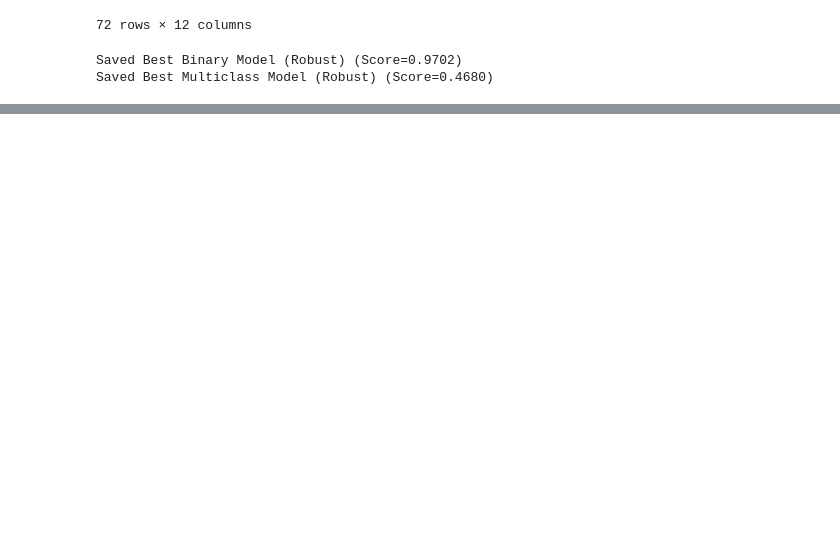
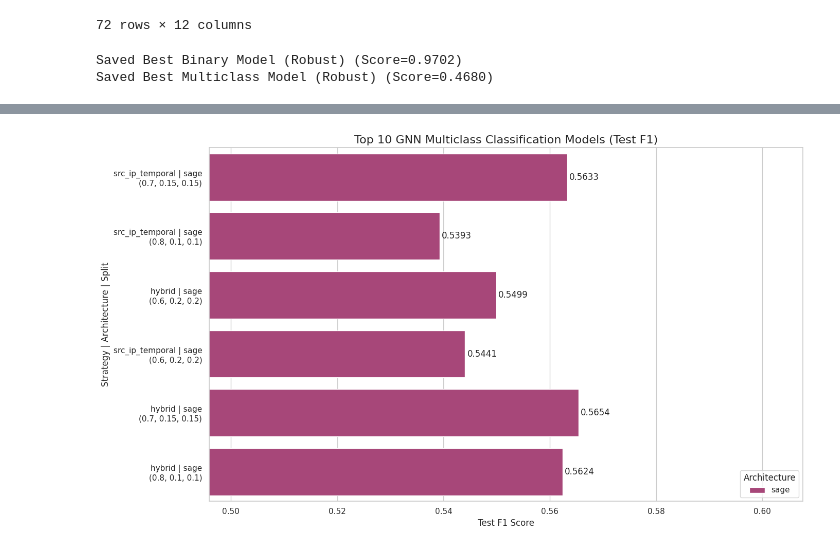
Before and after one commit to Yuheng-Looi/fyp, a Jupyter notebook: backend/fyp.ipynb, the cells around one changed output, grey strips where cells are left out. Cells and saved outputs as stored; diff of their text form; code cells hidden in the pictures; blank space fills up the shorter version.

```diff
--- a/backend/fyp.ipynb
+++ b/backend/fyp.ipynb
@@ -1705,3 +1705,80 @@ Comparison table saved to models/gnn_robust/gnn_model_comparison_robust.csv
 72 rows × 12 columns
 Saved Best Binary Model (Robust) (Score=0.9702)
 Saved Best Multiclass Model (Robust) (Score=0.4680)
+# %%
+import pandas as pd
+import seaborn as sns
+import matplotlib.pyplot as plt
+import os
+
+# Define path to CSV
+csv_path = 'models/gnn/gnn_model_comparison.csv'
+
+if os.path.exists(csv_path):
+    # Load the GNN model comparison data
+    df = pd.read_csv(csv_path)
+
+    # Set up the plotting style
+    sns.set(style="whitegrid")
+
+    # Filter for Multiclass tasks only
+    multiclass_df = df[df['task'] == 'multiclass'].copy()
+
+    if not multiclass_df.empty:
+        # Create a figure with a single subplot
+        fig, ax = plt.subplots(figsize=(14, 8))
+
+        # Create a combined identifier for the x-axis to make it readable
+        # Shows Strategy + Arch + Split
+        multiclass_df['model_label'] = multiclass_df['strategy'] + " | " + multiclass_df['arch'] + "\n" + multiclass_df['split']
+
+        # FILTER TOP 10 MODELS
+        # Sort by F1 score descending to get the best ones, take top 10
+        multiclass_df = multiclass_df.sort_values('test_f1', ascending=False).head(10)
+
+        barplot = sns.barplot(
+            data=multiclass_df,
+            y='model_label',
+            x='test_f1',
+            hue='arch',
+            ax=ax,
+            palette='magma',
+            orient='h',
+            errorbar=None # Remove the error bars (black lines)
+        )
+        ax.set_title('Top 10 GNN Multiclass Classification Models (Test F1)', fontsize=16)
+        ax.set_ylabel('Strategy | Architecture | Split', fontsize=12)
+        ax.set_xlabel('Test F1 Score', fontsize=12)
+
+        # Adjust x-limit to focus on the performance range
+        min_f1 = multiclass_df['test_f1'].min()
+        max_f1 = multiclass_df['test_f1'].max()
+        padding = (max_f1 - min_f1) * 0.1 if max_f1 > min_f1 else 0.05
+        ax.set_xlim(max(0, min_f1 - padding), min(1.0, max_f1 + padding))
+
+        ax.legend(title='Architecture', loc='lower right')
+
+        # Annotate bars with values
+        for container in ax.containers:
+            ax.bar_label(container, fmt='%.4f', padding=3)
+
+        # Find best multiclass model
+        best_multiclass = multiclass_df.sort_values('test_f1', ascending=False).iloc[0]
+        print("\n" + "="*60)
+        print("🏆 BEST MULTICLASS GNN MODEL:")
+        print(f"   ID:           {best_multiclass['model_id']}")
+        print(f"   Strategy:     {best_multiclass['strategy']}")
+        print(f"   Architecture: {best_multiclass['arch']}")
+        print(f"   Split:        {best_multiclass['split']}")
+        print(f"   Config:       {best_multiclass['config']}")
+        print(f"   Test F1:      {best_multiclass['test_f1']:.5f}")
+        print("="*60)
+
+        plt.tight_layout()
+        plt.show()
+    else:
+        print("No multiclass task data found in the CSV.")
+
+else:
+    print(f"File not found: {csv_path}")
+# %% [output]
@@ -1707,0 +1794 @@ Saved Best Multiclass Model (Robust) (Score=0.4680)
+[figure, added]
```
Also changed, not shown: parts of 1 cell of this notebook, 16 other files.
